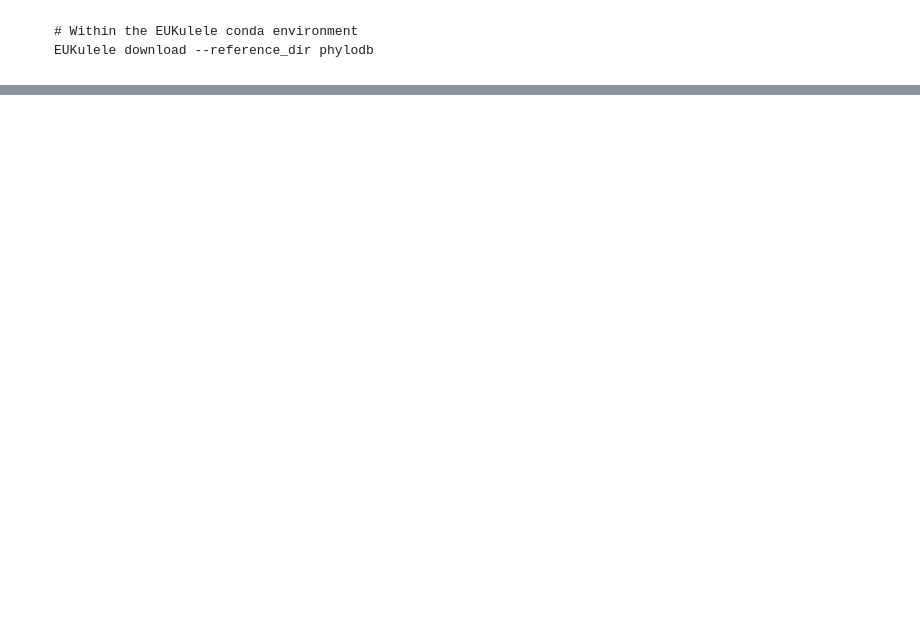
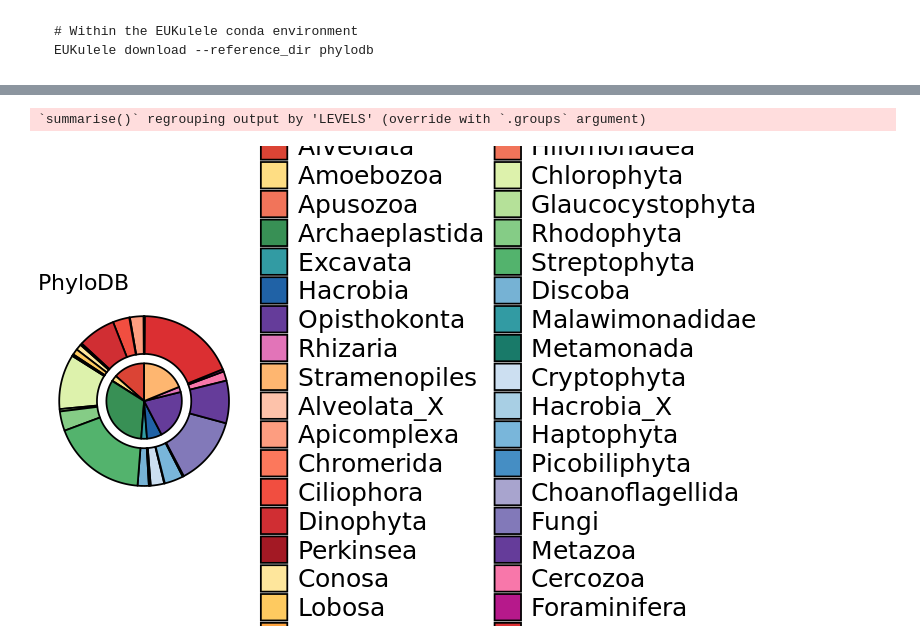
Before and after one commit to AlexanderLabWHOI/EUKulele, a Jupyter notebook: docs/source/EUKulele-tuneR.ipynb, the cells around one changed output, grey strips where cells are left out. Cells and saved outputs as stored; diff of their text form; code cells hidden in the pictures; blank space fills up the shorter version.

```diff
--- a/docs/source/EUKulele-tuneR.ipynb
+++ b/docs/source/EUKulele-tuneR.ipynb
@@ -591,0 +398,30 @@ A data.frame: 2 × 19
+# %%
+# prep phylodb database to plot
+phylodb_div_class <- phylodb %>%
+  filter(Supergroup == "Eukaryota") %>%
+  select(Division, Class) %>%
+  add_column(freq= 1) %>%
+  pivot_longer(cols = c(Division, Class), names_to = "LEVELS") %>%
+  group_by(LEVELS, value) %>%
+  summarise(FREQ = sum(freq)) %>%
+  arrange(LEVELS) %>%
+  data.frame
+taxa_order <- c("Alveolata","Amoebozoa","Apusozoa","Archaeplastida","Excavata","Hacrobia","Opisthokonta","Rhizaria","Stramenopiles","Alveolata_X","Apicomplexa","Chromerida","Ciliophora","Dinophyta","Perkinsea","Conosa","Lobosa","Stereomyxa","Tubulinea","Hilomonadea","Chlorophyta","Glaucocystophyta","Rhodophyta","Streptophyta","Discoba","Malawimonadidae","Metamonada","Cryptophyta","Hacrobia_X","Haptophyta","Picobiliphyta","Choanoflagellida","Fungi","Metazoa","Cercozoa","Foraminifera","Stramenopiles_X","Synurophyceae")
+color_order <- c("#d7301f","#fed976","#ef6548","#238443","#1c9099","#08519c","#54278f","#df65b0","#fdae61","#fcbba1","#fc9272","#fb6a4a","#ef3b2c","#cb181d","#99000d","#fee391","#fec44f","#fe9929","#ec7014","#ef6548","#d9f0a3","#addd8e","#78c679","#41ab5d","#67a9cf","#1c9099","#016c59","#c6dbef","#9ecae1","#6baed6","#3182bd","#9e9ac8","#756bb1","#54278f","#f768a1","#ae017e","#d7191c","#fdae61")
+# head(phylodb_div_class)
+phylodb_div_class$TAXA_ORDER <- factor(phylodb_div_class$value, levels = taxa_order)
+phylodb_div_class$LEVELS_ORDER <- factor(phylodb_div_class$LEVELS, levels = c("Division", "Class"))
+names(taxa_order) <- color_order
+
+# Plot
+ggplot(phylodb_div_class, aes(x = LEVELS_ORDER, fill = TAXA_ORDER, y = FREQ)) +
+            geom_bar(stat = "identity", position = "stack", color = "black", alpha = 0.9, width = c(0.8)) +
+            coord_polar("y", start = 0) +
+            scale_fill_manual(values = color_order) +
+            theme_void() +
+            theme(legend.title = element_blank(),
+                 legend.text = element_text(size = 15)) +
+            labs(title = "PhyloDB")
+# %% [output]
+`summarise()` regrouping output by 'LEVELS' (override with `.groups` argument)
+[figure, added]
```
Also changed, not shown: parts of 116 cells of this notebook.
